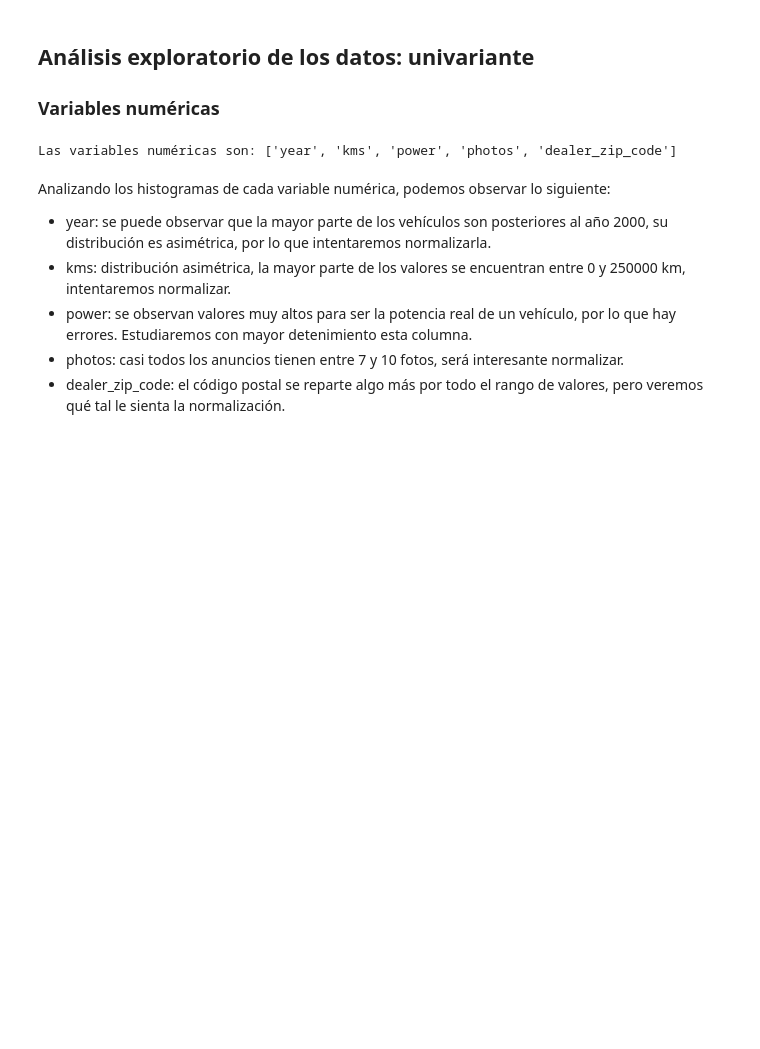
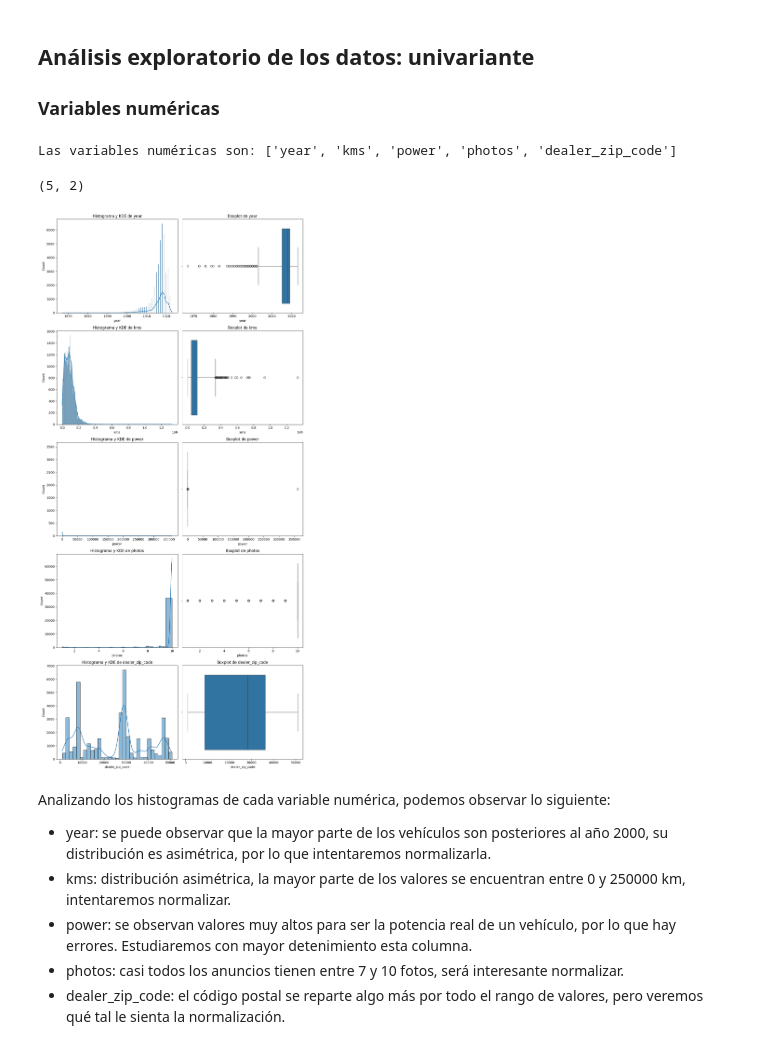
Before and after one commit to mPuchadesdo/ML_Coches-de-segunda-mano, a Jupyter notebook: src/results_notebook/results_notebook.ipynb, the cells around one changed output. Saved outputs shown, nothing was run; the diff lists cells and outputs as text; code cells hidden in the pictures; blank space fills up the shorter version.

```diff
--- a/src/results_notebook/results_notebook.ipynb
+++ b/src/results_notebook/results_notebook.ipynb
@@ -368,7 +368,10 @@ print('Las variables numéricas son:', num_cols)
 # %% [output]
 Las variables numéricas son: ['year', 'kms', 'power', 'photos', 'dealer_zip_code']
 # %%
-# viz.plot_distribution_combined_graphs(train, num_cols, whisker_width = 3)
+viz.plot_distribution_combined_graphs(train, num_cols, whisker_width = 3)
+# %% [output]
+(5, 2)
+[figure, added]
 # %% [markdown]
 Analizando los histogramas de cada variable numérica, podemos observar lo siguiente:
 - year: se puede observar que la mayor parte de los vehículos son posteriores al año 2000, su distribución es asimétrica, por lo que intentaremos normalizarla.
```
Also changed, not shown: parts of 18 cells of this notebook, 17 other files.
